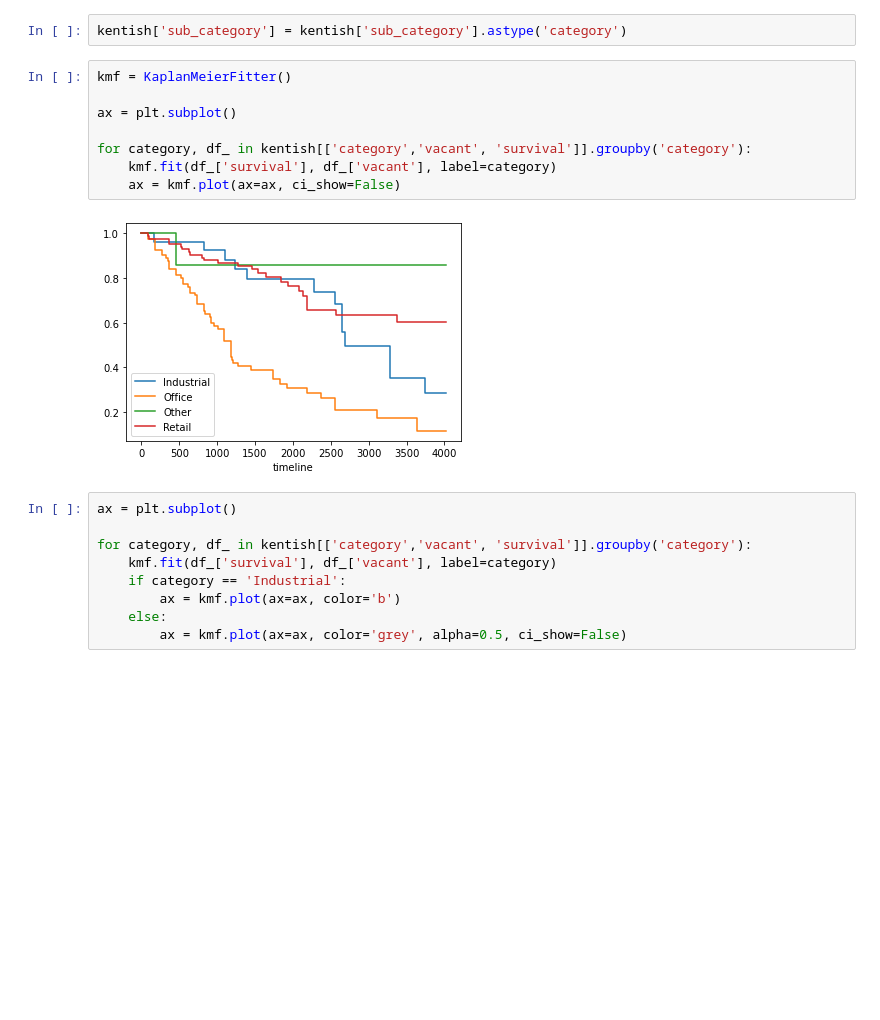
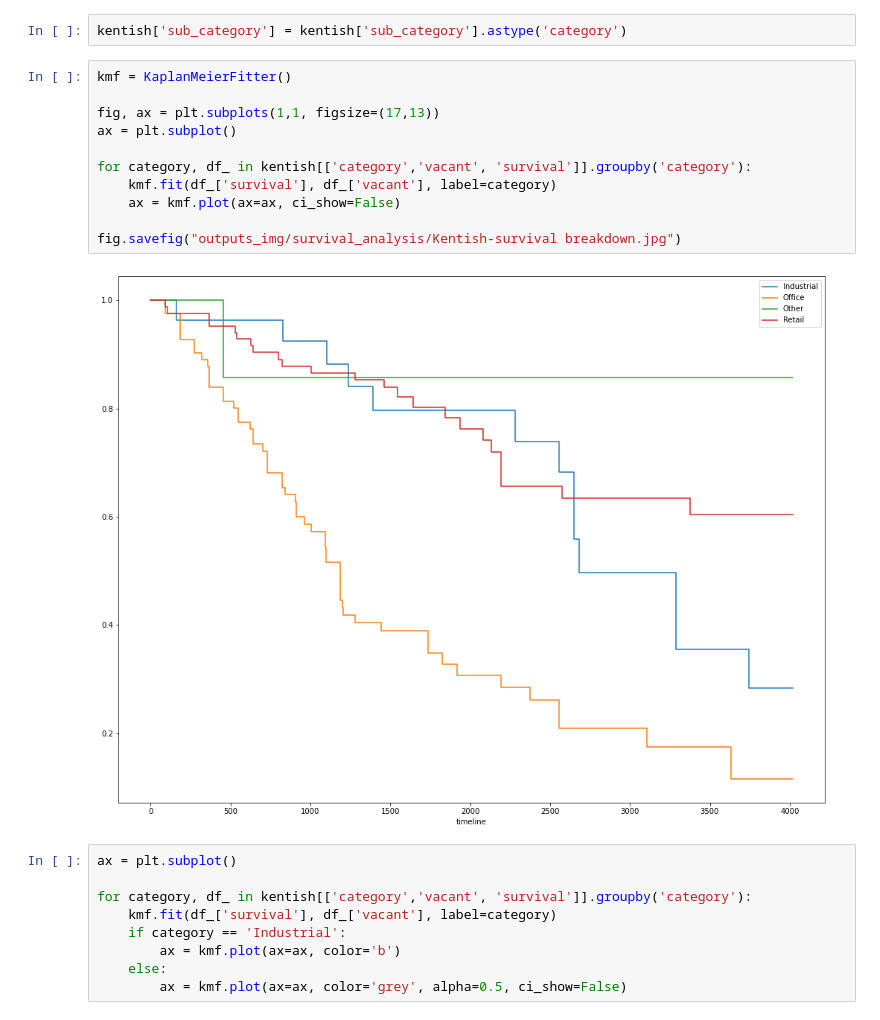
Before and after one commit to christinabotros/Camden-High-Street-Analysis, a Jupyter notebook: 4. Camden High Street Survival.ipynb, the cells around one changed output. Drawn from its saved outputs; the diff is of its cells as text; blank space fills up the shorter version.

```diff
--- a/4. Camden High Street Survival.ipynb
+++ b/4. Camden High Street Survival.ipynb
@@ -172,13 +176,16 @@ kentish['sub_category'] = kentish['sub_category'].astype('category')
 # %%
 kmf = KaplanMeierFitter()
 
+fig, ax = plt.subplots(1,1, figsize=(17,13))
 ax = plt.subplot()
 
 for category, df_ in kentish[['category','vacant', 'survival']].groupby('category'):
     kmf.fit(df_['survival'], df_['vacant'], label=category)
     ax = kmf.plot(ax=ax, ci_show=False)
+
+fig.savefig("outputs_img/survival_analysis/Kentish-survival breakdown.jpg")
 # %% [output]
-[figure, old version]
+[figure, new version]
 # %%
 ax = plt.subplot()
 
```
Also changed, not shown: parts of 6 cells of this notebook, 2 other files.
